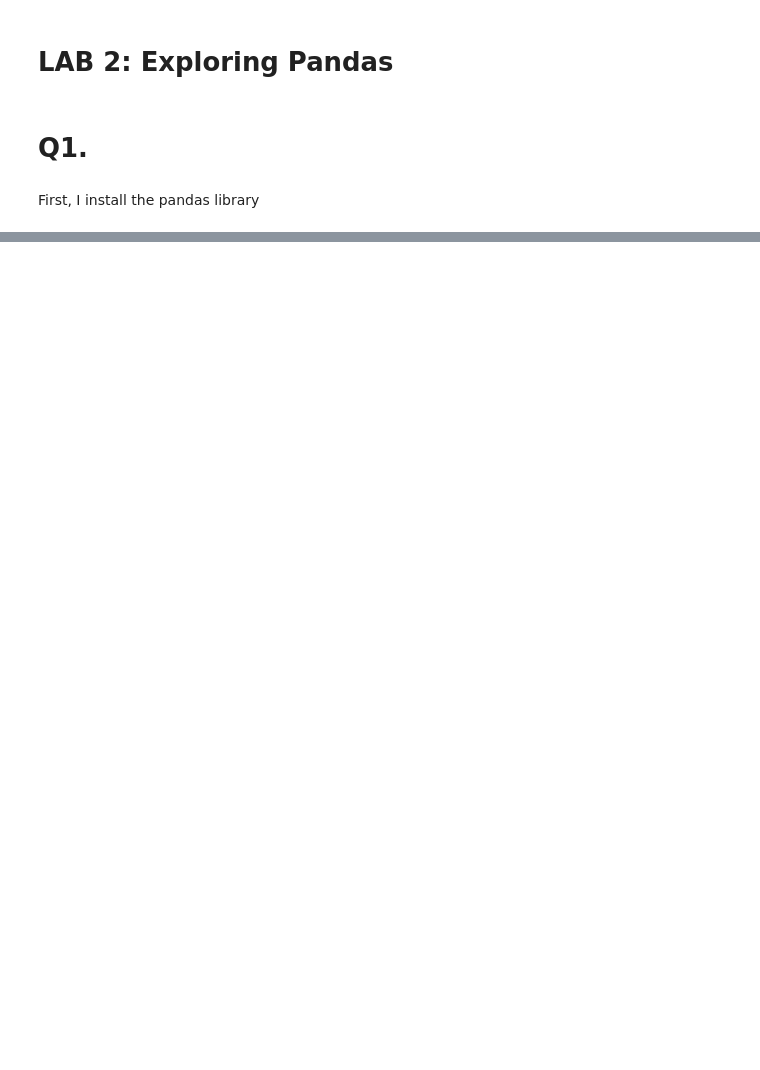
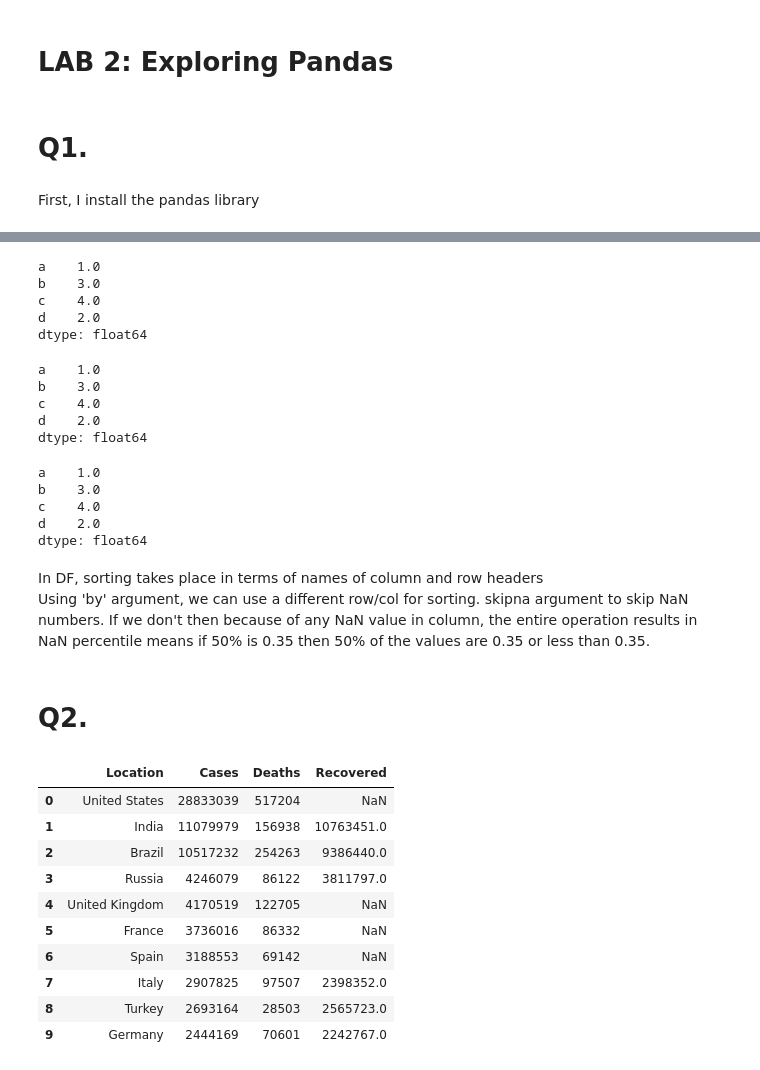
Before and after one commit to Sulphite05/MachineLearning, a Jupyter notebook: lab2.ipynb, the cells around one changed output, grey strips where cells are left out. Cells and saved outputs as stored; diff of their text form; code cells hidden in the pictures; blank space fills up the shorter version.

```diff
--- a/lab2.ipynb
+++ b/lab2.ipynb
@@ -24,0 +339,52 @@ Note: you may need to restart the kernel to use updated packages.
+# %%
+# rank() ranks indices based on order of values
+s1 = pd.Series([-2,3,4,1], index=['a','b','c','d'])
+s1.rank() # if two values are the same then we can use a tie-breaking rule here
+# %% [output]
+a    1.0
+b    3.0
+c    4.0
+d    2.0
+dtype: float64
+# %%
+s1.rank(method='first') # what appears first is assigned first
+# %% [output]
+a    1.0
+b    3.0
+c    4.0
+d    2.0
+dtype: float64
+# %%
+s1.rank() # default; assigns values as per average
+# %% [output]
+a    1.0
+b    3.0
+c    4.0
+d    2.0
+dtype: float64
+# %% [markdown]
+In DF, sorting takes place in terms of names of column and row headers<br/>
+Using 'by' argument, we can use a different row/col for sorting.
+skipna argument to skip NaN numbers. If we don't then because of any NaN value in column, the entire operation results in NaN
+percentile means if 50% is 0.35 then 50% of the values are 0.35 or less than 0.35.
+# %% [markdown]
+# Q2.
+# %%
+data = {'Location':['United States', 'India', 'Brazil', 'Russia', 'United Kingdom', 'France', 'Spain', 'Italy', 'Turkey', 'Germany'],
+        'Cases': [28_833_039, 11_079_979, 10_517_232, 4_246_079, 4_170_519, 3_736_016, 3_188_553, 2_907_825, 2_693_164, 2_444_169],
+        'Deaths': [517_204, 156_938, 254_263, 86_122, 122_705, 86_332,69_142,97_507,28_503,70_601],
+        'Recovered':[np.nan,10_763_451,9_386_440,3_811_797,np.nan,np.nan,np.nan,2_398_352,2_565_723,2_242_767]}
+df = pd.DataFrame(data)
+df
+# %% [output]
+|  | Location | Cases | Deaths | Recovered |
+| 0 | United States | 28833039 | 517204 | NaN |
+| 1 | India | 11079979 | 156938 | 10763451.0 |
+| 2 | Brazil | 10517232 | 254263 | 9386440.0 |
+| 3 | Russia | 4246079 | 86122 | 3811797.0 |
+| 4 | United Kingdom | 4170519 | 122705 | NaN |
+| 5 | France | 3736016 | 86332 | NaN |
+| 6 | Spain | 3188553 | 69142 | NaN |
+| 7 | Italy | 2907825 | 97507 | 2398352.0 |
+| 8 | Turkey | 2693164 | 28503 | 2565723.0 |
+| 9 | Germany | 2444169 | 70601 | 2242767.0 |
```
Also changed, not shown: parts of 55 cells of this notebook.
